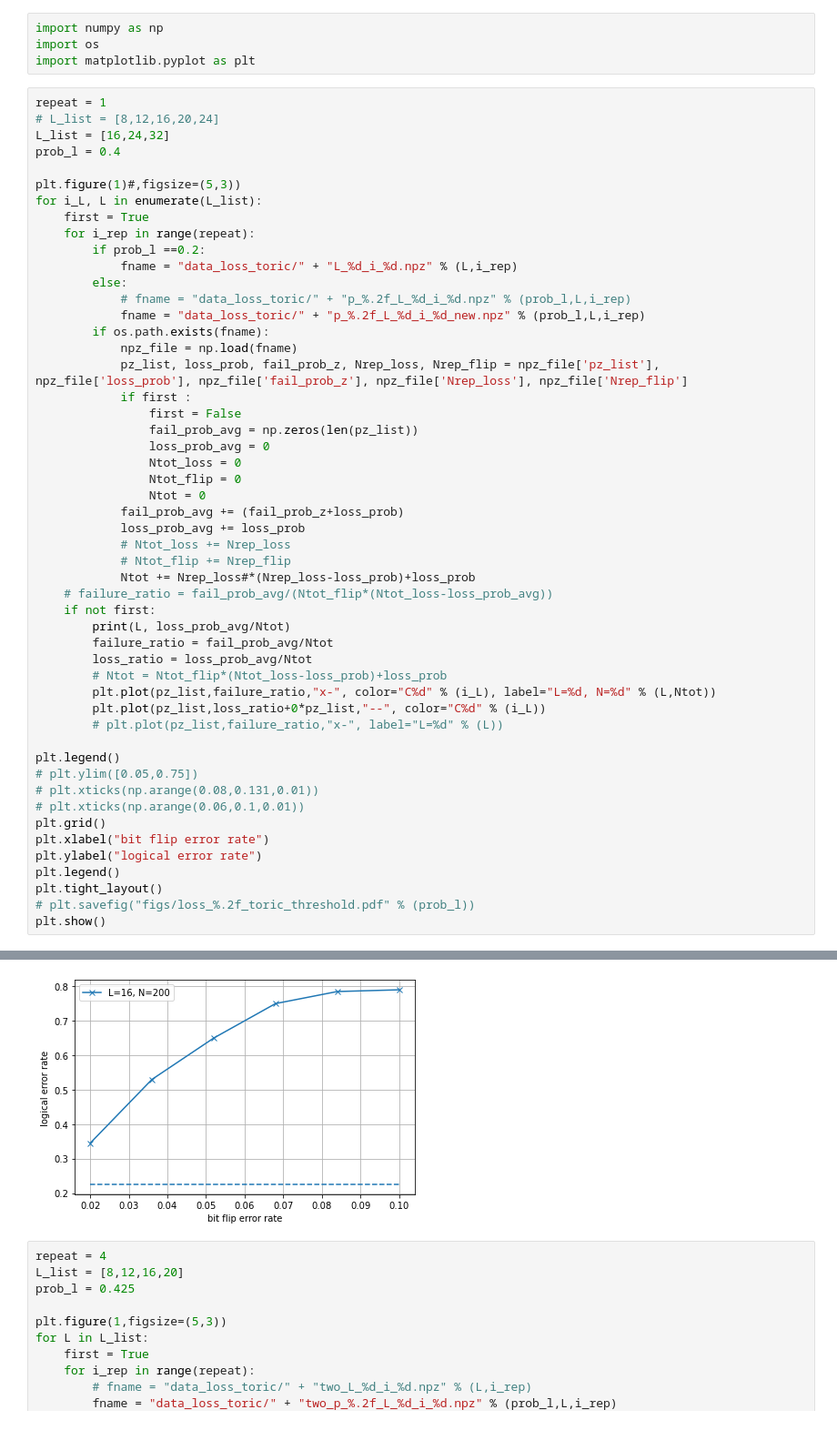
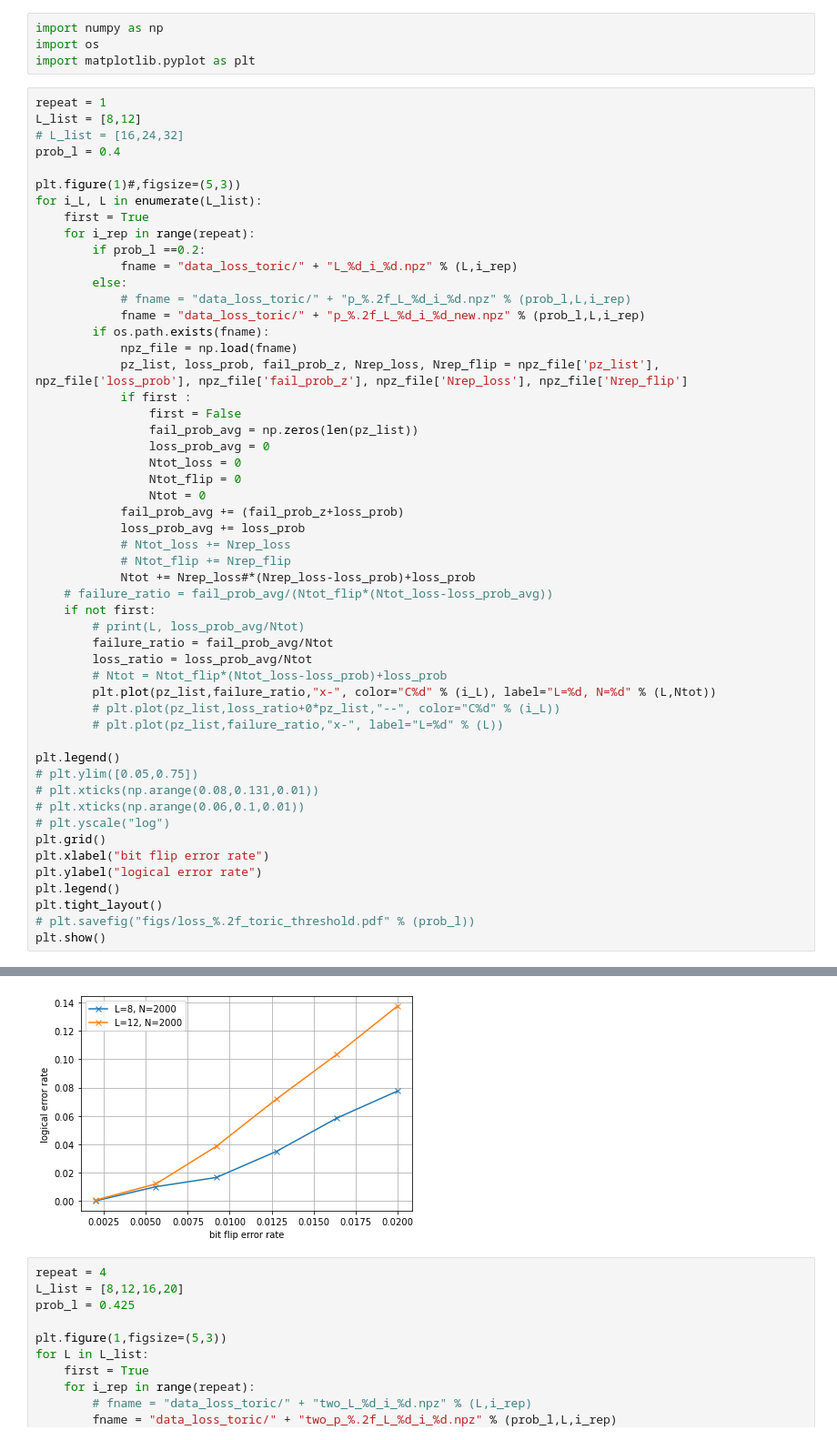
Before and after one commit to hassan-shap/quantum-emitter, a Jupyter notebook: pp_threshold_loss_toric.ipynb, the cells around one changed output, grey strips where cells are left out. Shown: that part at 91% size. Saved outputs shown, nothing was run; the diff lists cells and outputs as text.

```diff
--- a/pp_threshold_loss_toric.ipynb
+++ b/pp_threshold_loss_toric.ipynb
@@ -4,8 +4,8 @@ import os
 import matplotlib.pyplot as plt
 # %%
 repeat = 1
-# L_list = [8,12,16,20,24]
-L_list = [16,24,32]
+L_list = [8,12]
+# L_list = [16,24,32]
 prob_l = 0.4
 
 plt.figure(1)#,figsize=(5,3))
@@ -34,18 +34,19 @@ for i_L, L in enumerate(L_list):
             Ntot += Nrep_loss#*(Nrep_loss-loss_prob)+loss_prob
     # failure_ratio = fail_prob_avg/(Ntot_flip*(Ntot_loss-loss_prob_avg))
     if not first:
-        print(L, loss_prob_avg/Ntot)
+        # print(L, loss_prob_avg/Ntot)
         failure_ratio = fail_prob_avg/Ntot
         loss_ratio = loss_prob_avg/Ntot
         # Ntot = Ntot_flip*(Ntot_loss-loss_prob)+loss_prob
         plt.plot(pz_list,failure_ratio,"x-", color="C%d" % (i_L), label="L=%d, N=%d" % (L,Ntot))
-        plt.plot(pz_list,loss_ratio+0*pz_list,"--", color="C%d" % (i_L))
+        # plt.plot(pz_list,loss_ratio+0*pz_list,"--", color="C%d" % (i_L))
         # plt.plot(pz_list,failure_ratio,"x-", label="L=%d" % (L))
 
 plt.legend()
 # plt.ylim([0.05,0.75])
 # plt.xticks(np.arange(0.08,0.131,0.01))
 # plt.xticks(np.arange(0.06,0.1,0.01))
+# plt.yscale("log")
 plt.grid()
 plt.xlabel("bit flip error rate")
 plt.ylabel("logical error rate")
@@ -58,4 +58,4 @@ plt.show()
-[figure, old version]
+[figure, new version]
 # %%
 repeat = 4
 L_list = [8,12,16,20]
```
Also changed, not shown: parts of 1 cell of this notebook, 19 other files.
